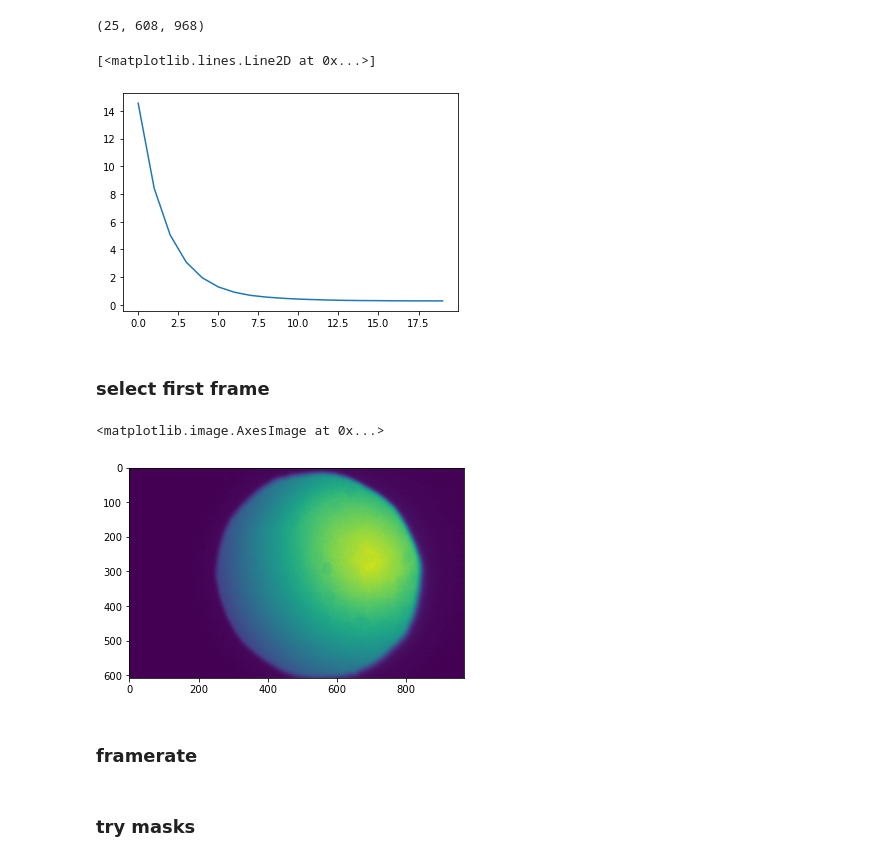
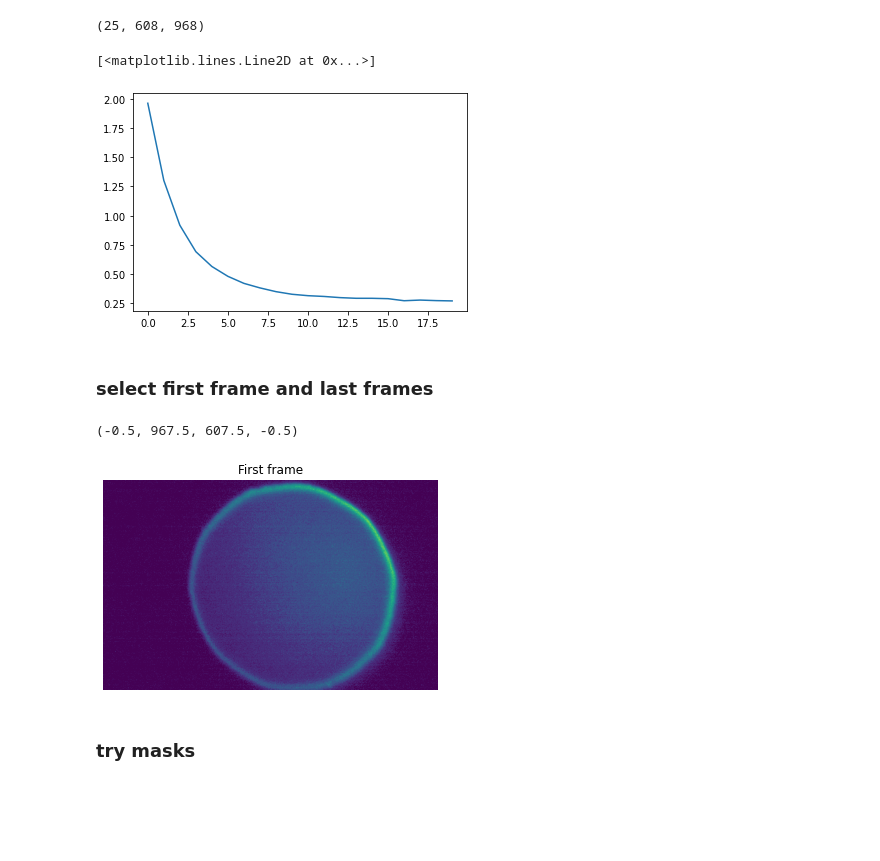
Before and after one commit to DreamRepo/light_calibration, a Jupyter notebook: notebooks/D2_video.ipynb, the cells around one changed output. Saved outputs shown, nothing was run; the diff lists cells and outputs as text; code cells hidden in the pictures; blank space fills up the shorter version.

```diff
--- a/notebooks/D2_video.ipynb
+++ b/notebooks/D2_video.ipynb
@@ -163,17 +43,18 @@ video.shape
 # %% [output]
 (25, 608, 968)
 # %%
-plt.plot(np.mean(video[0:20], axis = (1,2)))
+plt.plot(np.mean(video[4:-1], axis = (1,2)))
 # %% [output]
 [<matplotlib.lines.Line2D at 0x...>]
-[figure, old version]
+[figure, new version]
 # %% [markdown]
-### select first frame
+### select first frame and last frames
 # %%
-ref = 0 #<-------- modify here enter number of the first frame not in the dark
+start = 0 #<-------- modify here enter number of the first frame not in the dark
+stop = 60
+plt.title("First frame")
 plt.imshow(video[ref])
+plt.axis("off")
 # %% [output]
-<matplotlib.image.AxesImage at 0x...>
+(-0.5, 967.5, 607.5, -0.5)
-[figure, old version]
+[figure, new version]
-# %% [markdown]
-### framerate
```
Also changed, not shown: parts of 17 cells of this notebook, 1 other file.
